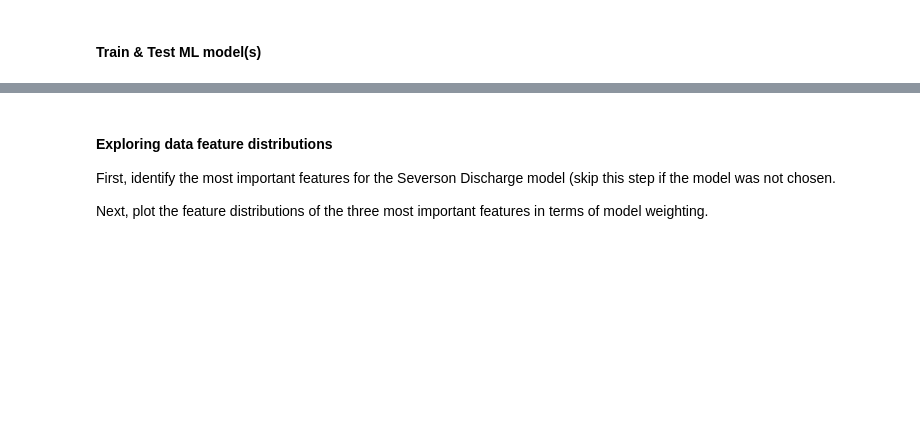
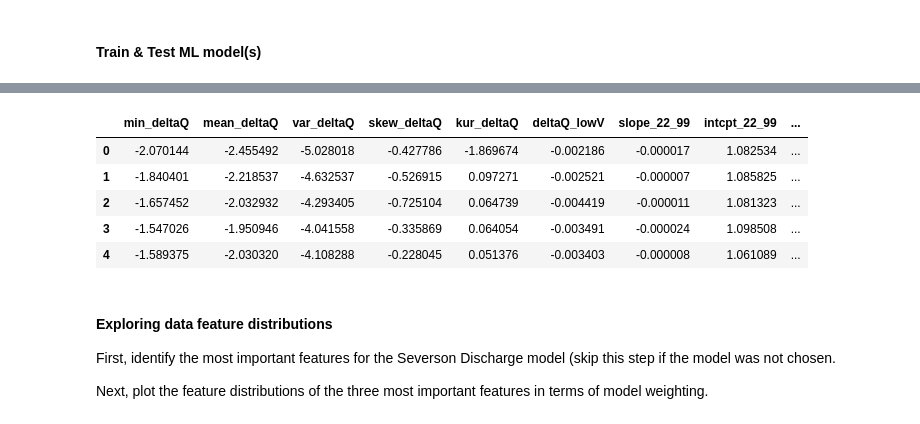
Before and after one commit to Voltaiq/vce_Severson-Generalized-Cycle-Life-Prediction_ca667ebf, a Jupyter notebook: CL_Prediction_Severson2019.ipynb, the cells around one changed output, grey strips where cells are left out. Saved outputs shown, nothing was run; the diff lists cells and outputs as text; code cells hidden in the pictures; blank space fills up the shorter version.

```diff
--- a/CL_Prediction_Severson2019.ipynb
+++ b/CL_Prediction_Severson2019.ipynb
@@ -209,0 +229,13 @@ Button(button_style='danger', description='Plot RMSE results', disabled=True, st
+# %%
+# choose a model from the list and edit the model_to_save variable
+model_to_save = 'Severson variance'
+model_name = model_to_save + str(datetime.now())
+with open(model_name,'wb') as files:
+    pickle.dump(prediction1.trained_models[model_to_save], files)
+# %%
+# just save the featurized data:
+X_train, X_test, y_train, y_test = prediction1.get_featurized_data()
+data_dict = {'X_train':X_train,' X_test':X_test, 'y_train':y_train, 'y_test':y_test}
+data_name = "prediction_data" + str(datetime.now())
+with open(data_name,'wb') as files:
+    pickle.dump(data_dict, files)
@@ -210,3 +263,15 @@ Button(button_style='danger', description='Plot RMSE results', disabled=True, st
+# %%
+load_name = data_name
+with open(load_name, "rb") as f:
+    data_load = pickle.load(f)
+data_load['X_train'].head()
+# %% [output]
+|  | min_deltaQ | mean_deltaQ | var_deltaQ | skew_deltaQ | kur_deltaQ | deltaQ_lowV | slope_22_99 | intcpt_22_99 | ... |
+| 0 | -2.070144 | -2.455492 | -5.028018 | -0.427786 | -1.869674 | -0.002186 | -0.000017 | 1.082534 | ... |
+| 1 | -1.840401 | -2.218537 | -4.632537 | -0.526915 | 0.097271 | -0.002521 | -0.000007 | 1.085825 | ... |
+| 2 | -1.657452 | -2.032932 | -4.293405 | -0.725104 | 0.064739 | -0.004419 | -0.000011 | 1.081323 | ... |
+| 3 | -1.547026 | -1.950946 | -4.041558 | -0.335869 | 0.064054 | -0.003491 | -0.000024 | 1.098508 | ... |
+| 4 | -1.589375 | -2.030320 | -4.108288 | -0.228045 | 0.051376 | -0.003403 | -0.000008 | 1.061089 | ... |
 # %% [markdown]
 #### Exploring data feature distributions
 
```
Also changed, not shown: parts of 10 cells of this notebook.
